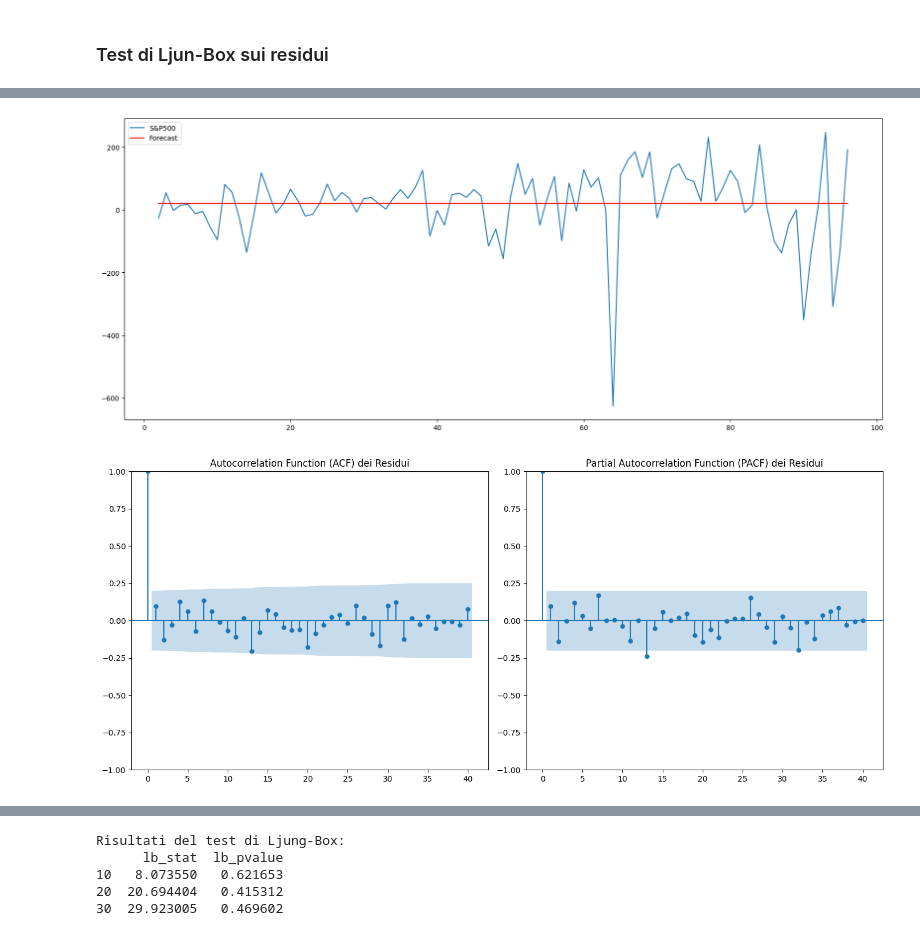
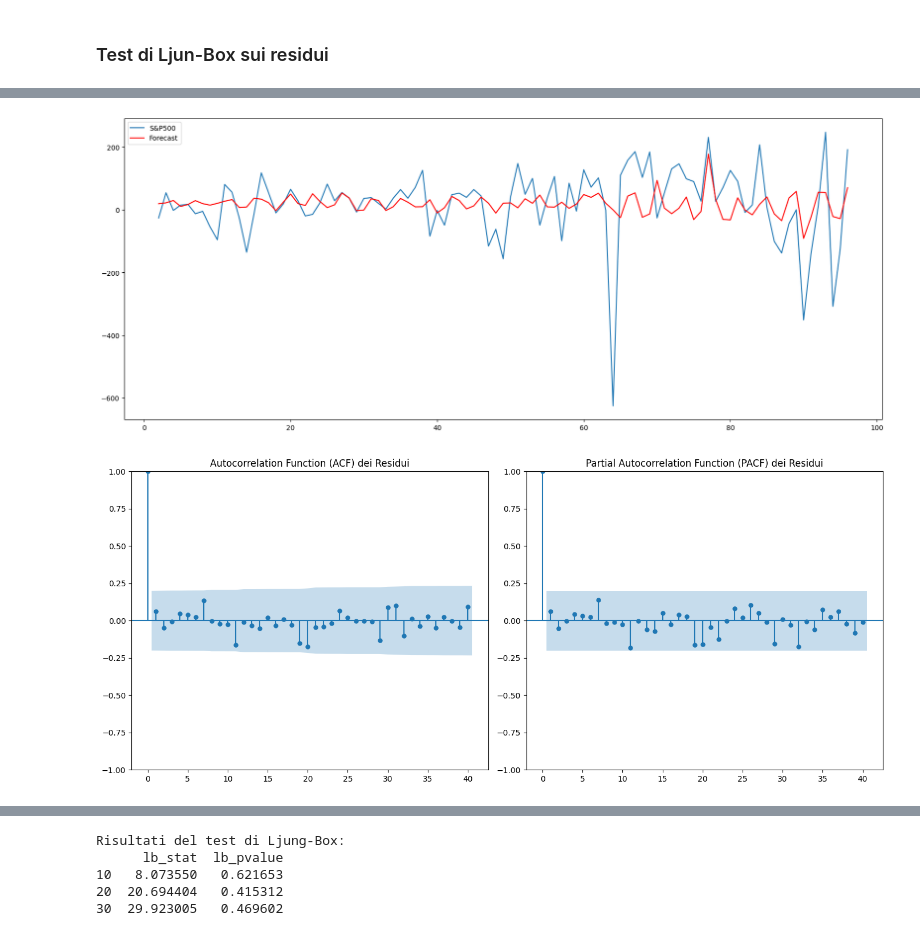
Before and after one commit to lucabellantee/Time-series-analysis, a Jupyter notebook: time_series_SP500_Aggregazione_per_mese.ipynb, the cells around one changed output, grey strips where cells are left out. Drawn from its saved outputs; the diff is of its cells as text; code cells hidden in the pictures.

```diff
--- a/time_series_SP500_Aggregazione_per_mese.ipynb
+++ b/time_series_SP500_Aggregazione_per_mese.ipynb
@@ -426,7 +426,7 @@ Warnings:
 [1] Covariance matrix calculated using the outer product of gradients (complex-step).
 # %%
 # Fit del modello SARIMA con i parametri trovati da auto_arima
-model = ARIMA(train_data_dropped['S&P500_diff'], order=(0,0,0))
+model = ARIMA(train_data_dropped['S&P500_diff'], order=(2,0,2), seasonal_order=(1,0,1,13))
 results = model.fit()
 
 # Visualizza il grafico
@@ -455,8 +455,8 @@ Covariance Type:                  opg
 ===================================================================================
 
 Warnings:
 [1] Covariance matrix calculated using the outer product of gradients (complex-step).
-[figure, old version]
+[figure, new version]
 # %%
 # Previsione dei residui
 residuals = results.resid
@@ -475,7 +475,7 @@ axes[1].set_title('Partial Autocorrelation Function (PACF) dei Residui')
 plt.tight_layout()
 plt.show()
 # %% [output]
-[figure, old version]
+[figure, new version]
 # %%
 results.plot_diagnostics(figsize=(10, 8))
 plt.show()
```
Also changed, not shown: parts of 20 cells of this notebook, 1 other file.
